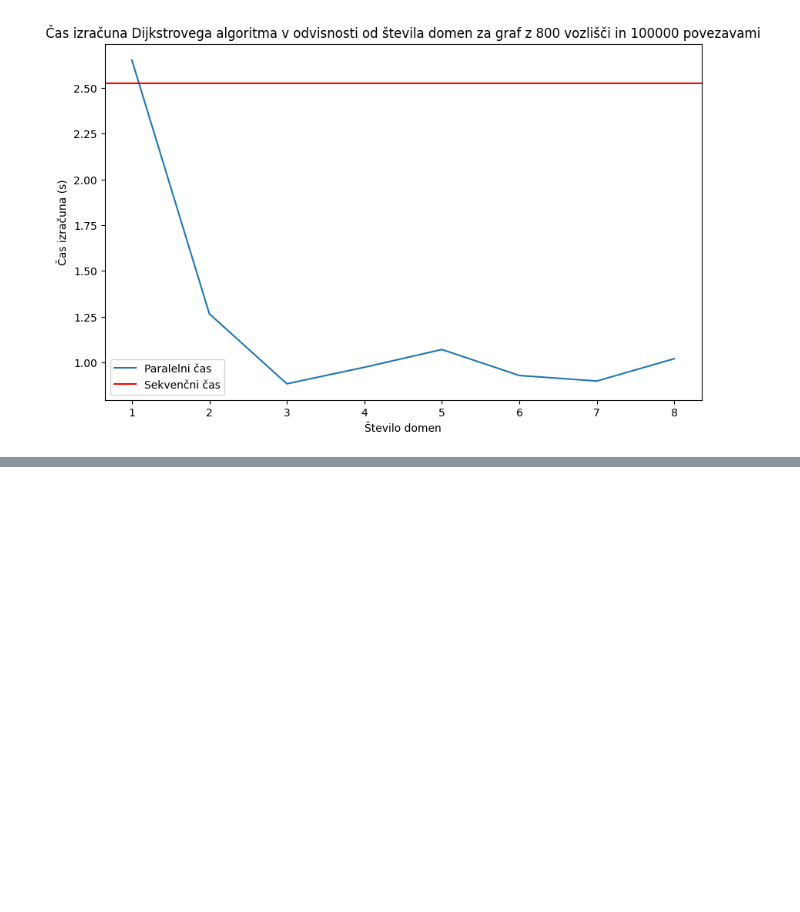
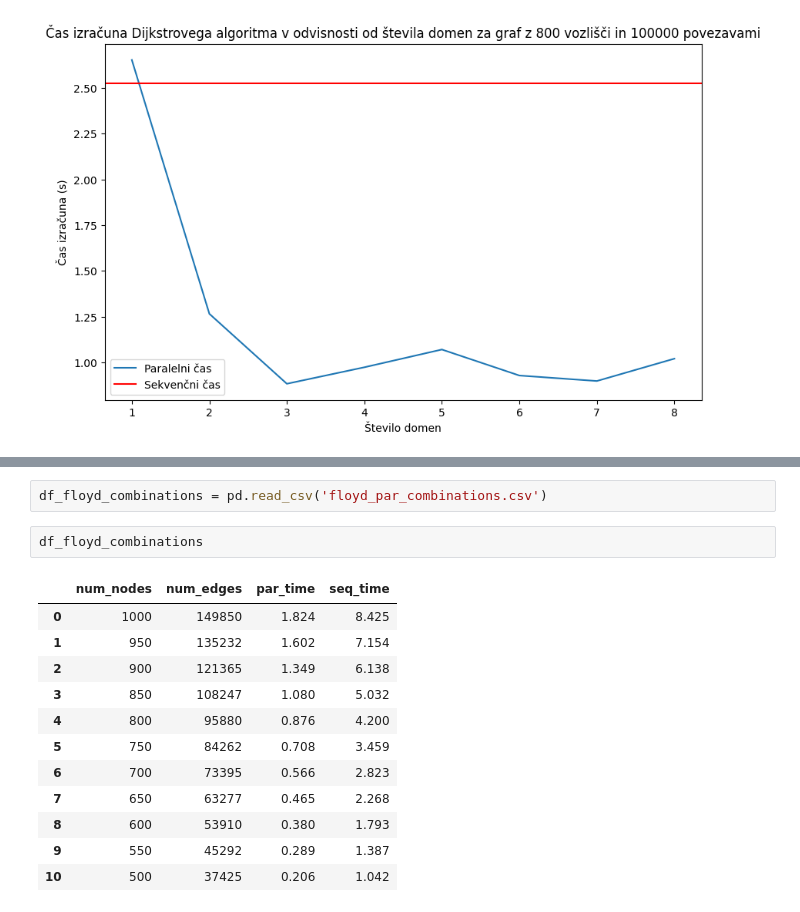
Before and after one commit to tjazerzen/Avtomatska-paralelizacija-v-OCamlu, a Jupyter notebook: playground/graph/computation_time_analysis/computation_time_analysis.ipynb, the cells around one changed output, grey strips where cells are left out. Drawn from its saved outputs; the diff is of its cells as text; blank space fills up the shorter version.

```diff
--- a/playground/graph/computation_time_analysis/computation_time_analysis.ipynb
+++ b/playground/graph/computation_time_analysis/computation_time_analysis.ipynb
@@ -240,0 +287,17 @@ plt.show()
+# %%
+df_floyd_combinations = pd.read_csv('floyd_par_combinations.csv')
+# %%
+df_floyd_combinations
+# %% [output]
+|  | num_nodes | num_edges | par_time | seq_time |
+| 0 | 1000 | 149850 | 1.824 | 8.425 |
+| 1 | 950 | 135232 | 1.602 | 7.154 |
+| 2 | 900 | 121365 | 1.349 | 6.138 |
+| 3 | 850 | 108247 | 1.080 | 5.032 |
+| 4 | 800 | 95880 | 0.876 | 4.200 |
+| 5 | 750 | 84262 | 0.708 | 3.459 |
+| 6 | 700 | 73395 | 0.566 | 2.823 |
+| 7 | 650 | 63277 | 0.465 | 2.268 |
+| 8 | 600 | 53910 | 0.380 | 1.793 |
+| 9 | 550 | 45292 | 0.289 | 1.387 |
+| 10 | 500 | 37425 | 0.206 | 1.042 |
```
Also changed, not shown: parts of 8 cells of this notebook, 4 other files.
